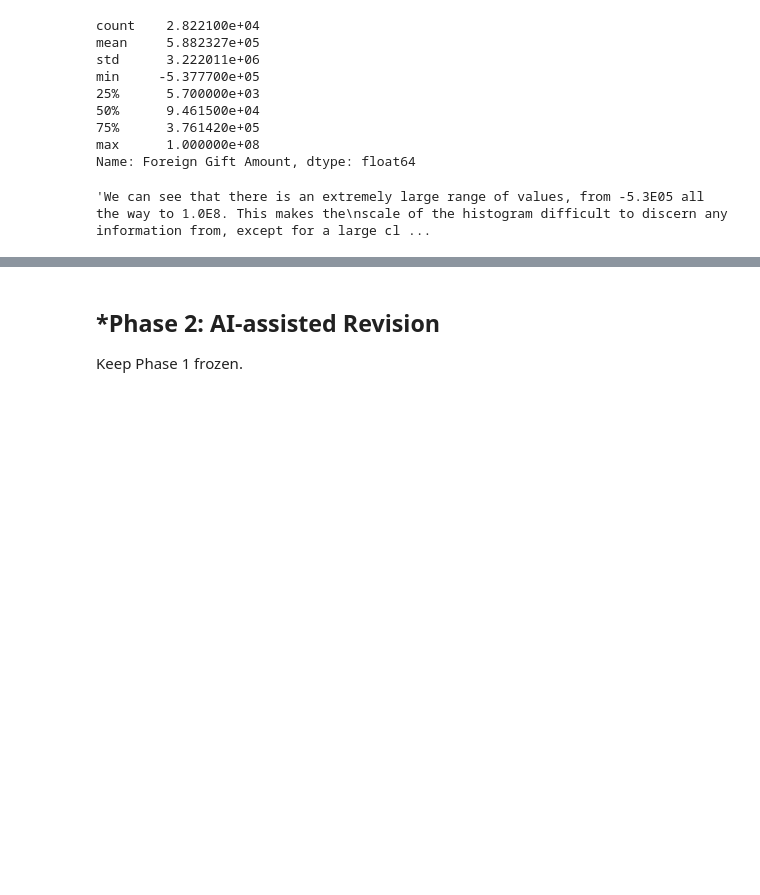
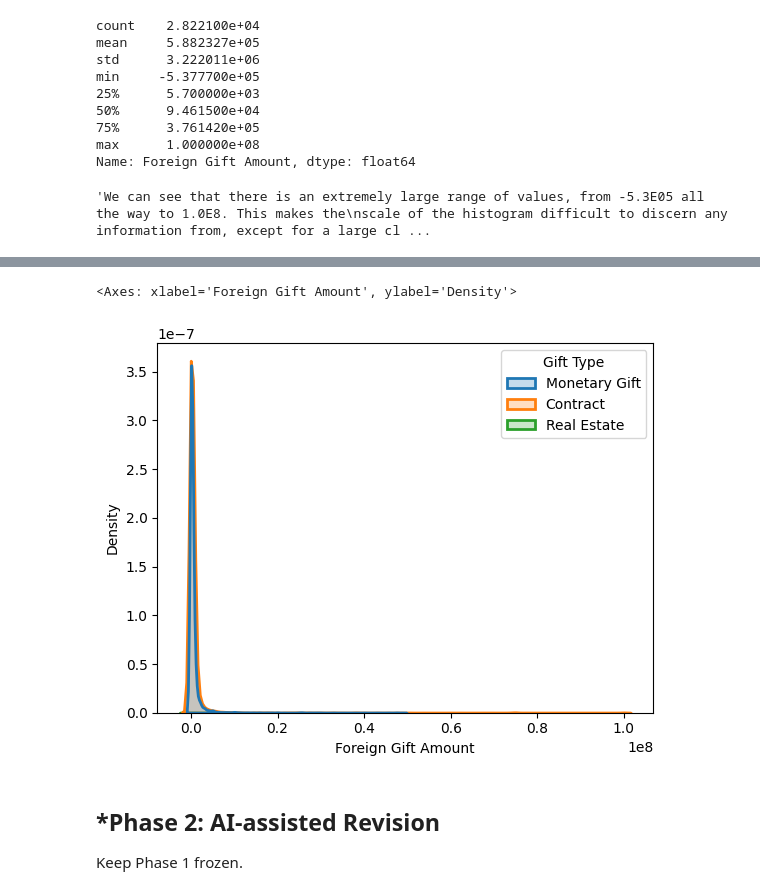
Before and after one commit to willhk10-uva/A02-eda-and-visualization, a Jupyter notebook: notebook.ipynb, the cells around one changed output, grey strips where cells are left out. Saved outputs shown, nothing was run; the diff lists cells and outputs as text; code cells hidden in the pictures; blank space fills up the shorter version.

```diff
--- a/notebook.ipynb
+++ b/notebook.ipynb
@@ -90,3 +89,11 @@ min     -5.377700e+05
 max      1.000000e+08
 Name: Foreign Gift Amount, dtype: float64
 'We can see that there is an extremely large range of values, from -5.3E05 all the way to 1.0E8. This makes the\nscale of the histogram difficult to discern any information from, except for a large cl ...
+# %%
+#Q2.3
+gt= foreign_gifts['Gift Type']
+print(gt.value_counts())
+
+print("\nProportion that are contract: ", 17274/gt.count())
+print("Proportion that are monetary gifts:", 10936/gt.count())
+print("Proportion that are real estate: ", 11/gt.count())
@@ -93,3 +110,11 @@ Name: Foreign Gift Amount, dtype: float64
+# %%
+#Q2.4
+sns.kdeplot(x = df, hue = gt, fill=True, color="blue", linewidth=2)
+
+'''All of the different gift types have the same pattern,
+# %% [output]
+<Axes: xlabel='Foreign Gift Amount', ylabel='Density'>
+[figure, added]
 # %% [markdown]
 ## *Phase 2: AI-assisted Revision
 Keep Phase 1 frozen.
```
Also changed, not shown: parts of 2 cells of this notebook.
